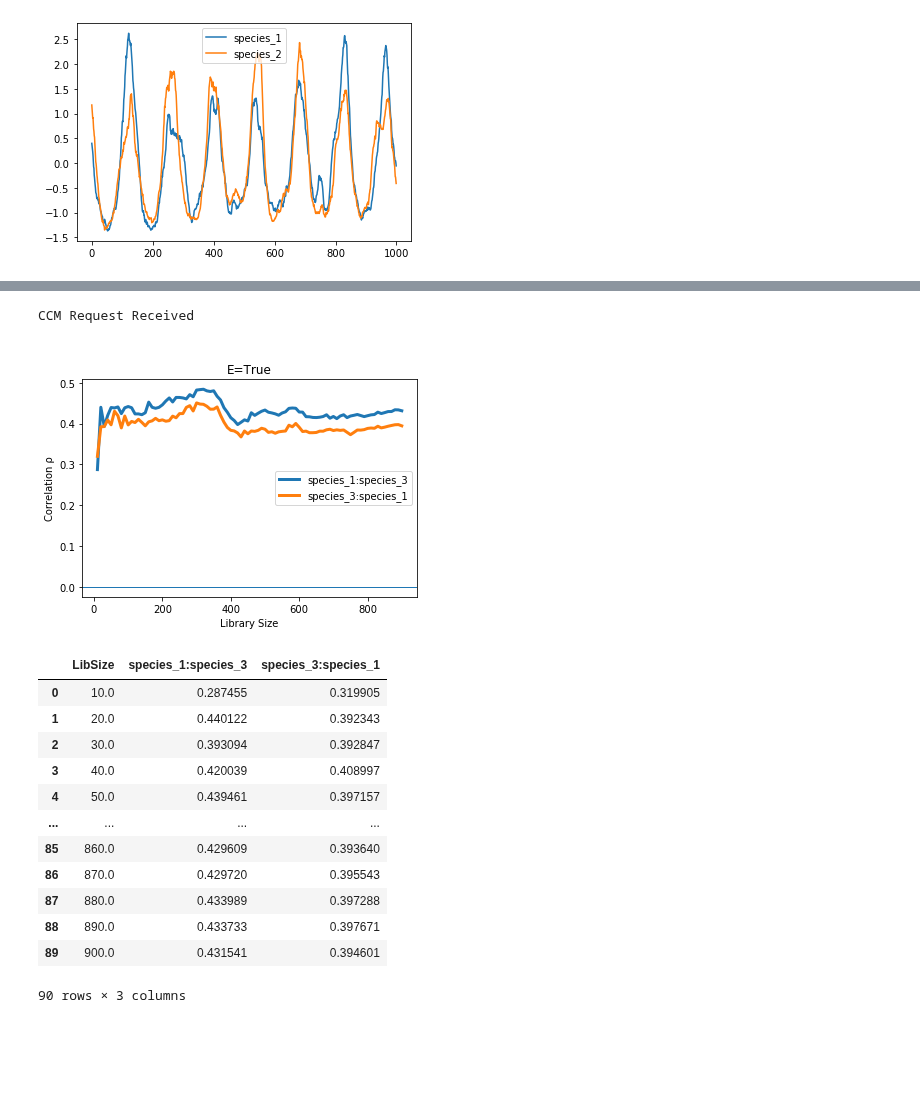
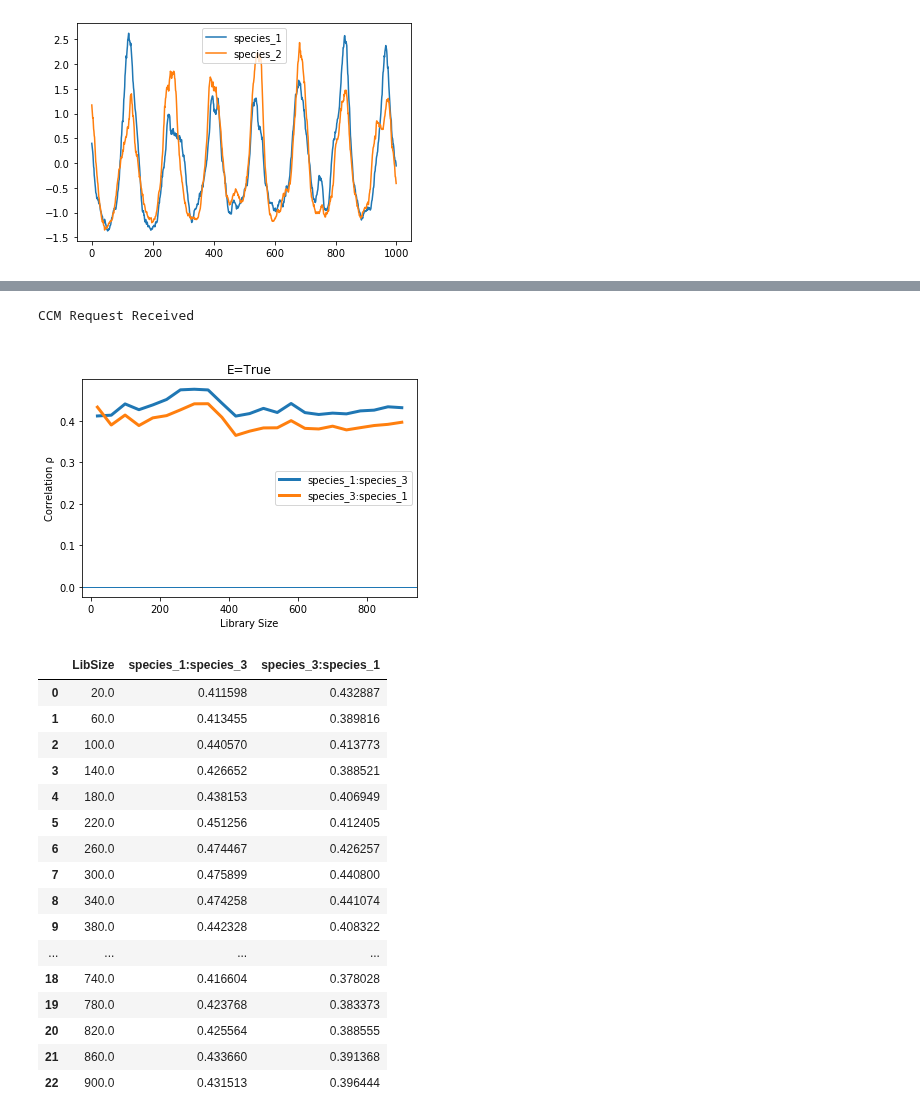
Before and after one commit to AlexisWIT/Causal_Relationship_Inferring, a Jupyter notebook: CCM.ipynb, the cells around one changed output, grey strips where cells are left out. Drawn from its saved outputs; the diff is of its cells as text; code cells hidden in the pictures; blank space fills up the shorter version.

```diff
--- a/CCM.ipynb
+++ b/CCM.ipynb
@@ -126,19 +130,23 @@ CCM Request Received
 # %%
-pyEDM.CCM(dataFrame=scaled_df, E=True, columns="species_1", target="species_3", libSizes="10 900 10", showPlot=True, sample=100, verbose=True)
+pyEDM.CCM(dataFrame=scaled_df, E=True, columns="species_1", target="species_3", libSizes="20 900 40", showPlot=True, sample=100, verbose=True)
 # %% [output]
 CCM Request Received
-[figure, old version]
+[figure, new version]
 |  | LibSize | species_1:species_3 | species_3:species_1 |
-| 0 | 10.0 | 0.287455 | 0.319905 |
-| 1 | 20.0 | 0.440122 | 0.392343 |
-| 2 | 30.0 | 0.393094 | 0.392847 |
-| 3 | 40.0 | 0.420039 | 0.408997 |
-| 4 | 50.0 | 0.439461 | 0.397157 |
+| 0 | 20.0 | 0.411598 | 0.432887 |
+| 1 | 60.0 | 0.413455 | 0.389816 |
+| 2 | 100.0 | 0.440570 | 0.413773 |
+| 3 | 140.0 | 0.426652 | 0.388521 |
+| 4 | 180.0 | 0.438153 | 0.406949 |
+| 5 | 220.0 | 0.451256 | 0.412405 |
+| 6 | 260.0 | 0.474467 | 0.426257 |
+| 7 | 300.0 | 0.475899 | 0.440800 |
+| 8 | 340.0 | 0.474258 | 0.441074 |
+| 9 | 380.0 | 0.442328 | 0.408322 |
 | ... | ... | ... | ... |
-| 85 | 860.0 | 0.429609 | 0.393640 |
-| 86 | 870.0 | 0.429720 | 0.395543 |
-| 87 | 880.0 | 0.433989 | 0.397288 |
-| 88 | 890.0 | 0.433733 | 0.397671 |
-| 89 | 900.0 | 0.431541 | 0.394601 |
+| 18 | 740.0 | 0.416604 | 0.378028 |
+| 19 | 780.0 | 0.423768 | 0.383373 |
+| 20 | 820.0 | 0.425564 | 0.388555 |
+| 21 | 860.0 | 0.433660 | 0.391368 |
+| 22 | 900.0 | 0.431513 | 0.396444 |
-90 rows × 3 columns
 # %%
```
Also changed, not shown: parts of 2 cells of this notebook.
